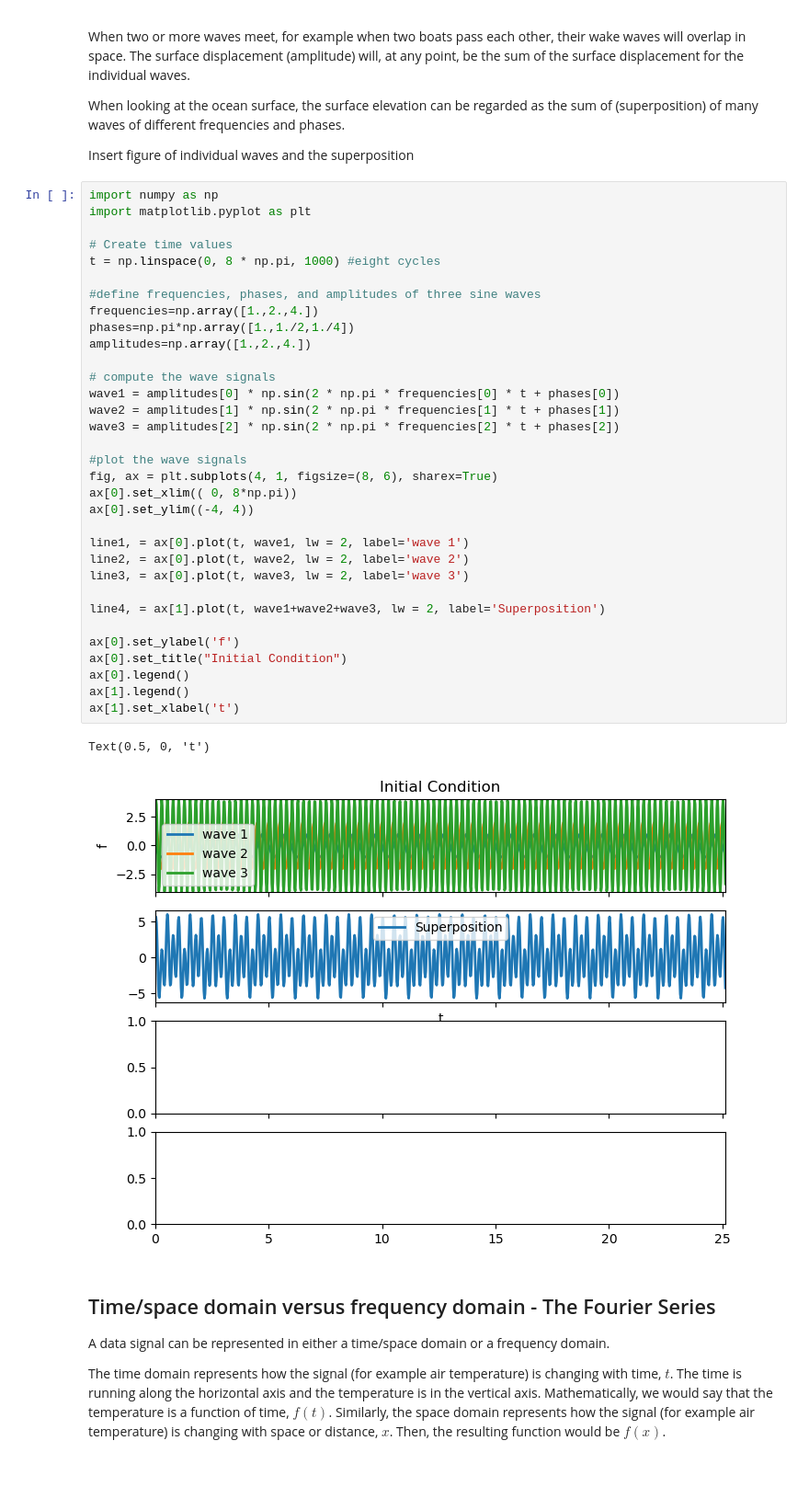
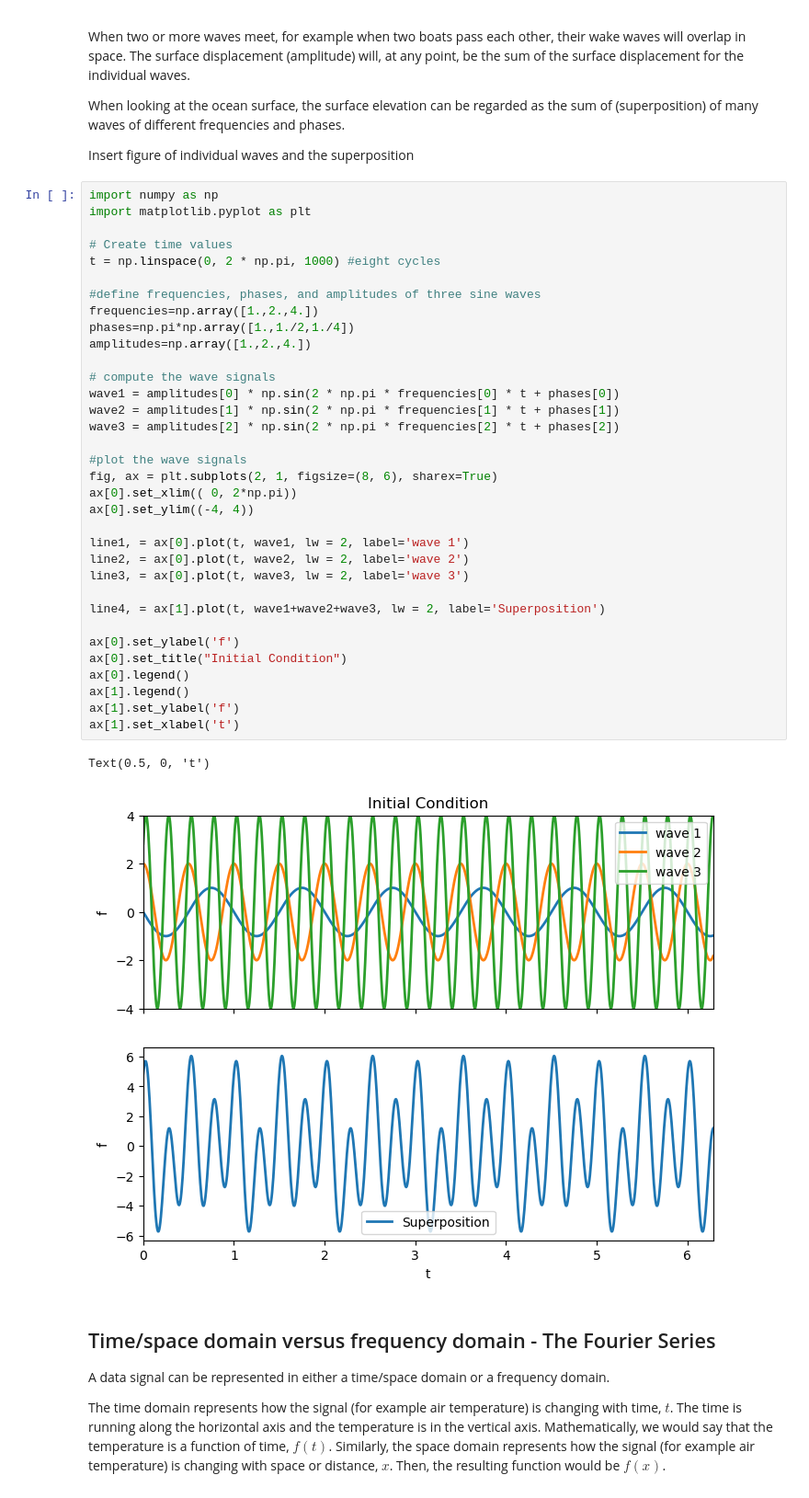
Before and after one commit to thorbjornmoeUiB/GEOF211_compendium, a Jupyter notebook: GEOF211_book/_build/jupyter_execute/Useful_calculus/Fourier_transforms.ipynb, the cells around one changed output. Shown at 92% size. Drawn from its saved outputs; the diff is of its cells as text; blank space fills up the shorter version.

```diff
--- a/GEOF211_book/_build/jupyter_execute/Useful_calculus/Fourier_transforms.ipynb
+++ b/GEOF211_book/_build/jupyter_execute/Useful_calculus/Fourier_transforms.ipynb
@@ -13,37 +13,38 @@ import numpy as np
 import matplotlib.pyplot as plt
 
 # Create time values
-t = np.linspace(0, 8 * np.pi, 1000) #eight cycles
+t = np.linspace(0, 2 * np.pi, 1000) #eight cycles
 
 #define frequencies, phases, and amplitudes of three sine waves
 frequencies=np.array([1.,2.,4.])
 phases=np.pi*np.array([1.,1./2,1./4])
 amplitudes=np.array([1.,2.,4.])
 
 # compute the wave signals
 wave1 = amplitudes[0] * np.sin(2 * np.pi * frequencies[0] * t + phases[0])
 wave2 = amplitudes[1] * np.sin(2 * np.pi * frequencies[1] * t + phases[1])
 wave3 = amplitudes[2] * np.sin(2 * np.pi * frequencies[2] * t + phases[2])
 
 #plot the wave signals
-fig, ax = plt.subplots(4, 1, figsize=(8, 6), sharex=True)
-ax[0].set_xlim(( 0, 8*np.pi))
+fig, ax = plt.subplots(2, 1, figsize=(8, 6), sharex=True)
+ax[0].set_xlim(( 0, 2*np.pi))
 ax[0].set_ylim((-4, 4))
 
 line1, = ax[0].plot(t, wave1, lw = 2, label='wave 1')
 line2, = ax[0].plot(t, wave2, lw = 2, label='wave 2')
 line3, = ax[0].plot(t, wave3, lw = 2, label='wave 3')
 
 line4, = ax[1].plot(t, wave1+wave2+wave3, lw = 2, label='Superposition')
 
 ax[0].set_ylabel('f')
 ax[0].set_title("Initial Condition")
 ax[0].legend()
 ax[1].legend()
+ax[1].set_ylabel('f')
 ax[1].set_xlabel('t')
 # %% [output]
 Text(0.5, 0, 't')
-[figure, old version]
+[figure, new version]
 # %% [markdown]
 ## Time/space domain versus frequency domain - The Fourier Series
 
```
Also changed, not shown: 7 other files.
